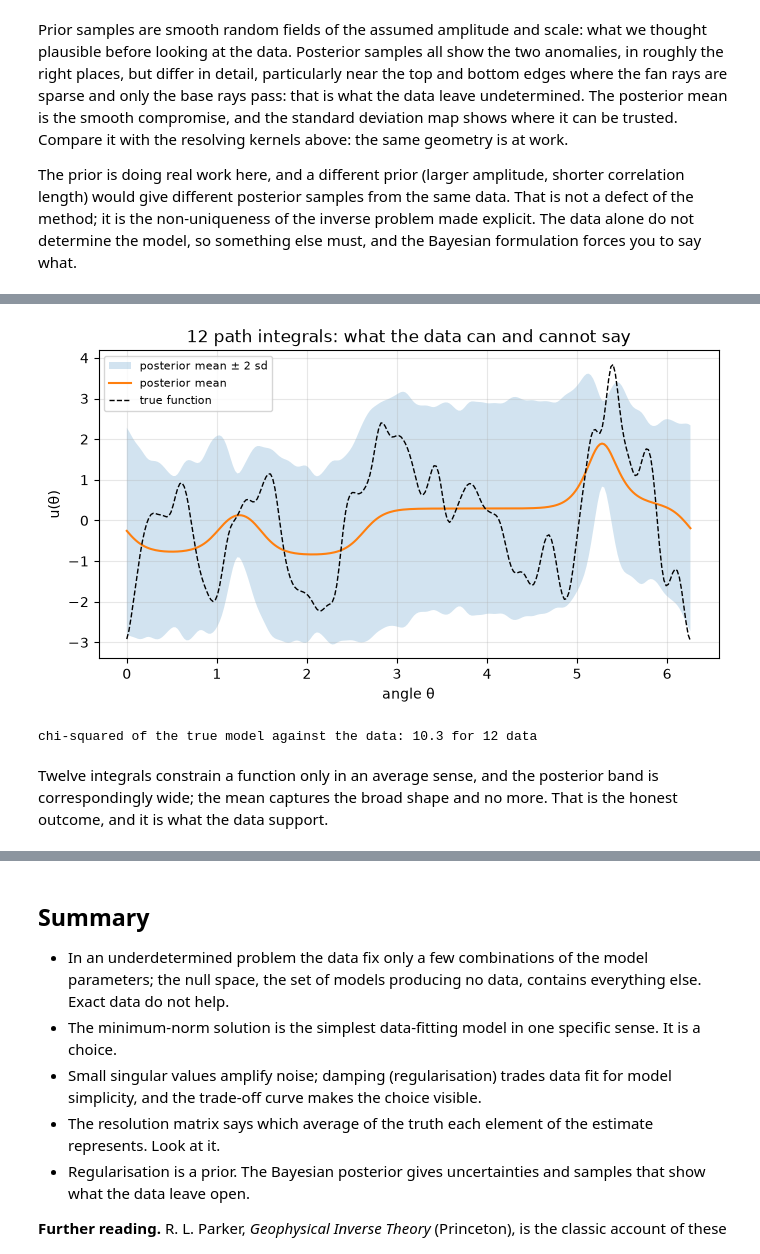
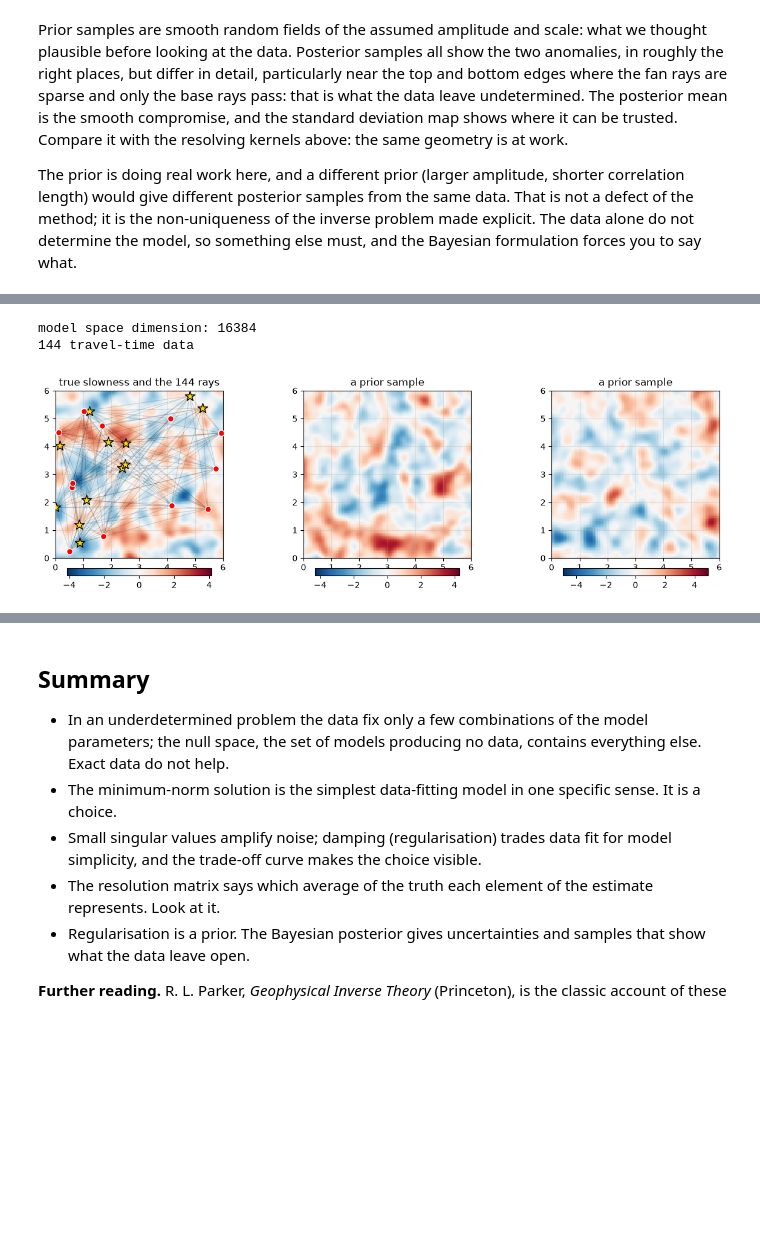
Before and after one commit to da380/PartIIStatistics, a Jupyter notebook: notebooks/09_inverse_problems.ipynb, the cells around one changed output, grey strips where cells are left out. Cells and saved outputs as stored; diff of their text form; code cells hidden in the pictures; blank space fills up the shorter version.

Commit message:
inverse problem notebook added

```diff
--- a/notebooks/09_inverse_problems.ipynb
+++ b/notebooks/09_inverse_problems.ipynb
@@ -363,20 +318,39 @@ The tomographic version needs one change: replace point evaluations by integrals
-# %%
-paths = X_space.random_source_receiver_paths(3, 4)               # every source to every receiver: 12 chords
-T = X_space.path_average_operator(paths)
-tomo = inf.LinearForwardProblem(T, data_error_measure=inf.GaussianMeasure.from_standard_deviation(T.codomain, 0.05))
-u_true2, d2 = tomo.synthetic_model_and_data(prior)
-post2 = inf.LinearBayesianInversion(tomo, prior).model_posterior_measure(d2, inf.CholeskySolver())
-u2_mean, u2_std = post2.expectation, post2.sample_pointwise_std(200)
-
-fig, ax = plt.subplots(figsize=(8, 4))
-ax.fill_between(theta, u2_mean - 2*u2_std, u2_mean + 2*u2_std, alpha=0.2, label="posterior mean ± 2 sd")
-ax.plot(theta, u2_mean, "C1", label="posterior mean")
-ax.plot(theta, u_true2, "k--", lw=1, label="true function")
-ax.set(xlabel="angle θ", ylabel="u(θ)", title="12 path integrals: what the data can and cannot say"); ax.legend(fontsize=8)
-plt.show()
-print(f"chi-squared of the true model against the data: {tomo.chi_squared(u_true2, d2):.1f} for {len(paths)} data")
-# %% [output]
-[figure, removed]
-chi-squared of the true model against the data: 10.3 for 12 data
-# %% [markdown]
-Twelve integrals constrain a function only in an average sense, and the posterior band is correspondingly wide; the mean captures the broad shape and no more. That is the honest outcome, and it is what the data support.
+# %%
+try:
+    import pygeoinf as inf
+except ImportError:
+    %pip install -q pygeoinf==1.8.9
+    import pygeoinf as inf
+from pygeoinf.symmetric_space.plane import Sobolev, plot, plot_geodesic_network
+np.random.seed(1)                     # pygeoinf draws its samples from numpy's global generator
+
+# The model space: functions on a 6 x 6 region (with a tapered margin of 0.5), smooth enough to be
+# evaluated along rays. The prior is a Gaussian measure whose samples are smooth random fields with
+# pointwise standard deviation 1; prior_scale sets their smoothness (features about half a unit across).
+order, sobolev_scale, prior_scale = 2, 0.2, 0.1
+model_space = Sobolev.from_heat_kernel_prior(prior_scale, order, sobolev_scale,
+                                             ax=0.0, bx=6.0, cx=0.5, ay=0.0, by=6.0, cy=0.5,
+                                             power_of_two=True, min_degree=32)
+prior = model_space.point_value_scaled_heat_kernel_gaussian_measure(prior_scale)
+print(f"model space dimension: {model_space.dim}")
+
+# The forward problem: 12 sources, 12 receivers, a ray from every source to every receiver
+sources, receivers = model_space.random_points(12), model_space.random_points(12)
+paths = [(src, rec) for src in sources for rec in receivers]
+T = model_space.path_average_operator(paths)
+tomo = inf.LinearForwardProblem(T, data_error_measure=inf.GaussianMeasure.from_standard_deviation(T.codomain, 0.05))
+print(f"{len(paths)} travel-time data")
+
+# A true model drawn from the prior, and its noisy travel times
+u_true, d = tomo.joint_measure(prior).sample()
+
+fig, ax = plt.subplots(1, 3, figsize=(15, 4.5))
+plot(model_space, u_true, ax=ax[0], symmetric=True, cmap="RdBu_r", colorbar=True)
+plot_geodesic_network(paths, ax=ax[0], alpha=0.15, color="black"); ax[0].set_title("true slowness and the 144 rays")
+for a in ax[1:]:
+    plot(model_space, prior.sample(), ax=a, symmetric=True, cmap="RdBu_r", colorbar=True); a.set_title("a prior sample")
+plt.show()
+# %% [output]
+model space dimension: 16384
+144 travel-time data
+[figure, added]
```
Also changed, not shown: parts of 13 cells of this notebook, 6 other files.
